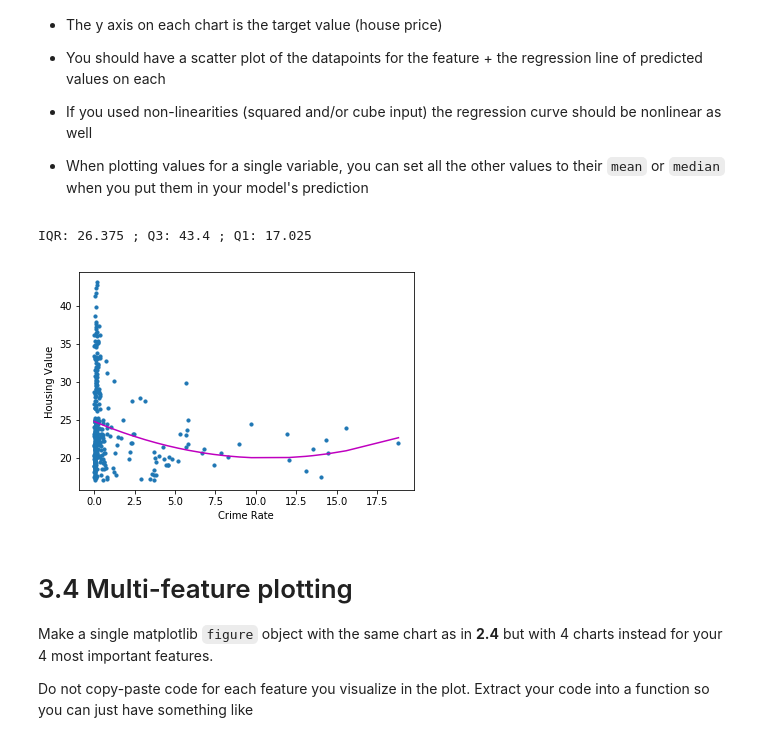
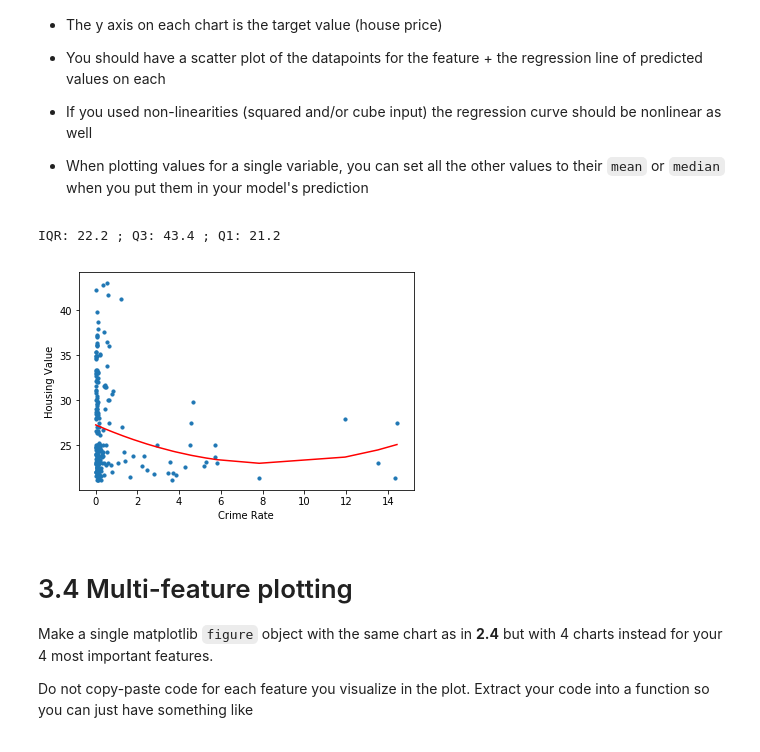
Before and after one commit to cb-ds-1/m3-1-regression, a Jupyter notebook: workshop.ipynb, the cells around one changed output. Drawn from its saved outputs; the diff is of its cells as text; code cells hidden in the pictures.

```diff
--- a/workshop.ipynb
+++ b/workshop.ipynb
@@ -517,7 +517,6 @@ Now that you have a better model, make a regression figure plot for the importan
 # %%
 from scipy import stats
 
-poly_reg_s = PolynomialFeatures(degree=2)
 
 bsc = bs.copy()
 
@@ -527,42 +526,51 @@ We'll use an IQR approach to remove outliers
 
 z = np.abs(stats.zscore(bsc['CRIM']))
 
-Q1 = bs['MEDV'].quantile(0.25)
+Q1 = bs['MEDV'].quantile(0.5)
 Q3 = bs['MEDV'].quantile(0.95)
 IQR = Q3 - Q1
-# print(z)
-print("IQR:",IQR, "; Q3:", Q3, "; Q1:", Q1)
 
+"""
+We filter our the outliers
+"""
 bsc = bsc[(bsc['MEDV'] <= Q3) & (bsc['MEDV'] >= Q1)]
 
 Ys = bsc['MEDV']
+Xs = bsc['CRIM'][:, np.newaxis]
 
 
-Xs = bsc['CRIM'][:, np.newaxis]
-
+sm.add_constant(Xs)
+### Square
+poly_reg_s = PolynomialFeatures(degree=2)
 X_poly_s = poly_reg_s.fit_transform(Xs)
 
-sm.add_constant(Xs)
 model_s = sm.OLS(Ys,X_poly_s).fit()
 preds_s = model_s.predict(X_poly_s)
+
+
+### Cubic
+poly_reg_c = PolynomialFeatures(degree=3)
+X_poly_c = poly_reg_c.fit_transform(Xs)
+model_c = sm.OLS(Ys,X_poly_c).fit()
+preds_c = model_c.predict(X_poly_c)
+print("IQR:",IQR, "; Q3:", Q3, "; Q1:", Q1)
 # %% [output]
-IQR: 26.375 ; Q3: 43.4 ; Q1: 17.025
+IQR: 22.2 ; Q3: 43.4 ; Q1: 21.2
 # %%
 
-sort_axis = operator.itemgetter(0)
+def apply_to_plt(Xs, y, label="misc", color='m'):
+    sort_axis = operator.itemgetter(0)
+    sorted_zip = sorted(zip(Xs,preds_s), key=sort_axis)
+    x, y_poly_pred = zip(*sorted_zip)
+    plt.plot(x, y_poly_pred, color=color, label=label)
 
-sorted_zip = sorted(zip(Xs,preds_s), key=sort_axis)
-
-x, y_poly_pred = zip(*sorted_zip)
-
-plt.scatter(x, Ys, s=10)
-
-plt.plot(x, y_poly_pred, color='m')
+apply_to_plt(Xs,preds_s, color="r", label="Square")
+plt.scatter(Xs, Ys, s=10)
 plt.ylabel('Housing Value')
 plt.xlabel('Crime Rate')
 plt.show()
 # %% [output]
-[figure, old version]
+[figure, new version]
 # %% [markdown]
 # 3.4 Multi-feature plotting
 
```
Also changed, not shown: parts of 2 cells of this notebook.
